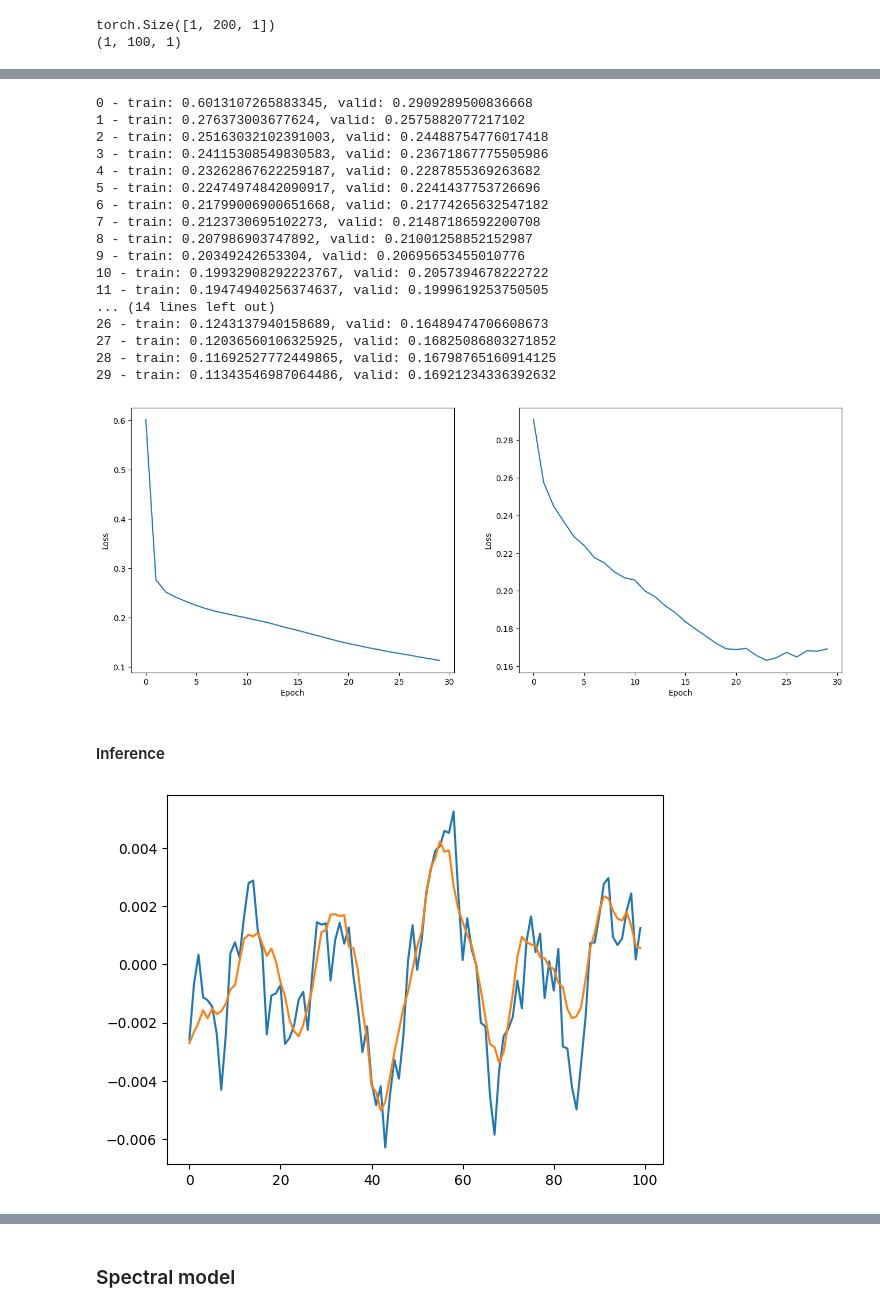
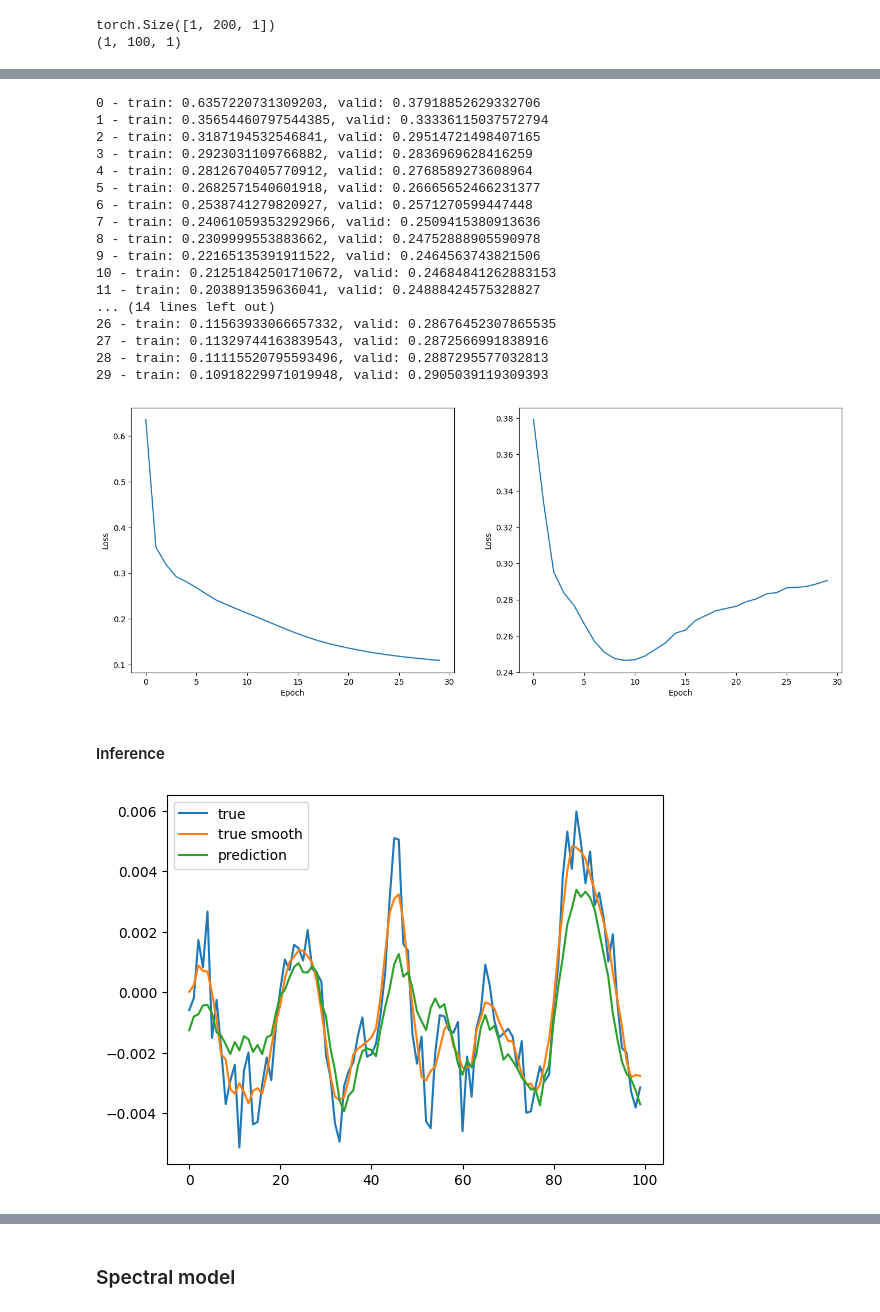
Before and after one commit to maxbalrog/laser-jitter, a Jupyter notebook: usage.ipynb, the cells around one changed output, grey strips where cells are left out. Saved outputs shown, nothing was run; the diff lists cells and outputs as text; code cells hidden in the pictures.

Commit message:
Produce best-so-far quality metrics for three models

```diff
--- a/usage.ipynb
+++ b/usage.ipynb
@@ -171,11 +190,12 @@ TODO: check rms of smoothed series -> that's the upper limit for quality of pred
 # %%
+N = 5
 smooth_params = {
     'kernel': np.ones(N)/N,
 }
 
 ts = TimeSeries(ts_data, smooth_params=smooth_params, train_size=0.8)
 
-training_window = 200
+training_window = 300
 prediction_window = 100
 sequence_params = {
     'training_window': training_window,
@@ -201,17 +221,18 @@ device = 'cuda' if use_cuda else 'cpu'
 
 model_params = {
     'n_features': n_features,
-    'n_hidden_lstm': 64,
-    'n_hidden_fc': 500,
+    'n_hidden_lstm': 100,
+    'n_hidden_fc': 2000,
     'n_outputs': prediction_window*n_features,
     'sequence_len': training_window,
-    'n_lstm_layers': 2,
+    'n_lstm_layers': 3,
     'n_deep_layers': 1,
     'dropout': 0.2,
     'use_cuda': use_cuda
 }
-save_folder = 'models/rnn/'
-load_model = False
+save_folder = 'models/rnn_2000_/'
+# load_model = False
+load_model = True
 
 model = LSTMForecaster(**model_params).to(device) if not load_model else None
 model_high_level = RNNTemporal(model_params, model, save_folder, load_model=load_model)
@@ -226,23 +247,23 @@ optimizer = torch.optim.AdamW(model_high_level.model.parameters(), lr=lr)
 losses = model_high_level.train(trainloader_smooth, testloader_smooth,
                                 criterion, optimizer, n_epochs=n_epochs)
 # %% [output]
-0 - train: 0.6013107265883345, valid: 0.2909289500836668
-1 - train: 0.276373003677624, valid: 0.2575882077217102
-2 - train: 0.25163032102391003, valid: 0.24488754776017418
-3 - train: 0.24115308549830583, valid: 0.23671867775505986
-4 - train: 0.23262867622259187, valid: 0.2287855369263682
-5 - train: 0.22474974842090917, valid: 0.2241437753726696
-6 - train: 0.21799006900651668, valid: 0.21774265632547182
-7 - train: 0.2123730695102273, valid: 0.21487186592200708
-8 - train: 0.207986903747892, valid: 0.21001258852152987
-9 - train: 0.20349242653304, valid: 0.20695653455010776
-10 - train: 0.19932908292223767, valid: 0.2057394678222722
-11 - train: 0.19474940256374637, valid: 0.1999619253750505
+0 - train: 0.6357220731309203, valid: 0.37918852629332706
+1 - train: 0.35654460797544385, valid: 0.33336115037572794
+2 - train: 0.3187194532546841, valid: 0.29514721498407165
+3 - train: 0.2923031109766882, valid: 0.2836969628416259
+4 - train: 0.2812670405770912, valid: 0.2768589273608964
+5 - train: 0.2682571540601918, valid: 0.26665652466231377
+6 - train: 0.2538741279820927, valid: 0.2571270599447448
+7 - train: 0.24061059353292966, valid: 0.2509415380913636
+8 - train: 0.2309999553883662, valid: 0.24752888905590978
+9 - train: 0.22165135391911522, valid: 0.2464563743821506
+10 - train: 0.21251842501710672, valid: 0.24684841262883153
+11 - train: 0.203891359636041, valid: 0.24888424575328827
 ... (14 lines left out)
-26 - train: 0.1243137940158689, valid: 0.16489474706608673
-27 - train: 0.12036560106325925, valid: 0.16825086803271852
-28 - train: 0.11692527772449865, valid: 0.16798765160914125
-29 - train: 0.11343546987064486, valid: 0.16921234336392632
+26 - train: 0.11563933066657332, valid: 0.28676452307865535
+27 - train: 0.11329744163839543, valid: 0.2872566991838916
+28 - train: 0.11115520795593496, valid: 0.2887295577032813
+29 - train: 0.10918229971019948, valid: 0.2905039119309393
 # %%
 plt.figure(figsize=(16,6))
 for i in range(2):
@@ -252,7 +273,7 @@ for i in range(2):
     plt.ylabel('Loss')
 plt.show()
 # %% [output]
-[figure, old version]
+[figure, new version]
 # %% [markdown]
 #### Inference
 # %%
@@ -271,13 +292,15 @@ actuals = actuals.reshape((n_batches,prediction_window))
 
 metrics = [ts.inverse_transform_series(np.array([metric])).squeeze() for metric in metrics]
 # %%
-idx = 2500
+idx = 2000
 plt.figure()
-plt.plot(actuals[idx])
-plt.plot(predictions[idx])
+plt.plot(actuals[idx], label='true')
+plt.plot(actuals_smooth[idx], label='true smooth')
+plt.plot(predictions[idx], label='prediction')
+plt.legend()
 plt.show()
 # %% [output]
-[figure, old version]
+[figure, new version]
 # %%
 print(f'mae: {metrics[0]}')
 print(f'rms: {metrics[1]}')
```
Also changed, not shown: parts of 27 cells of this notebook, 3 other files.
